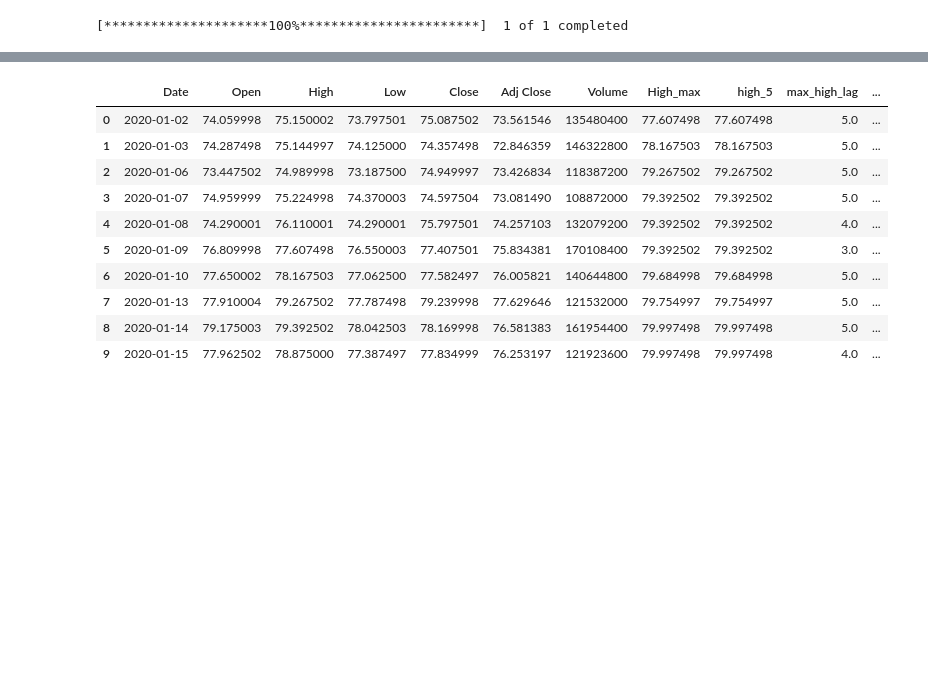
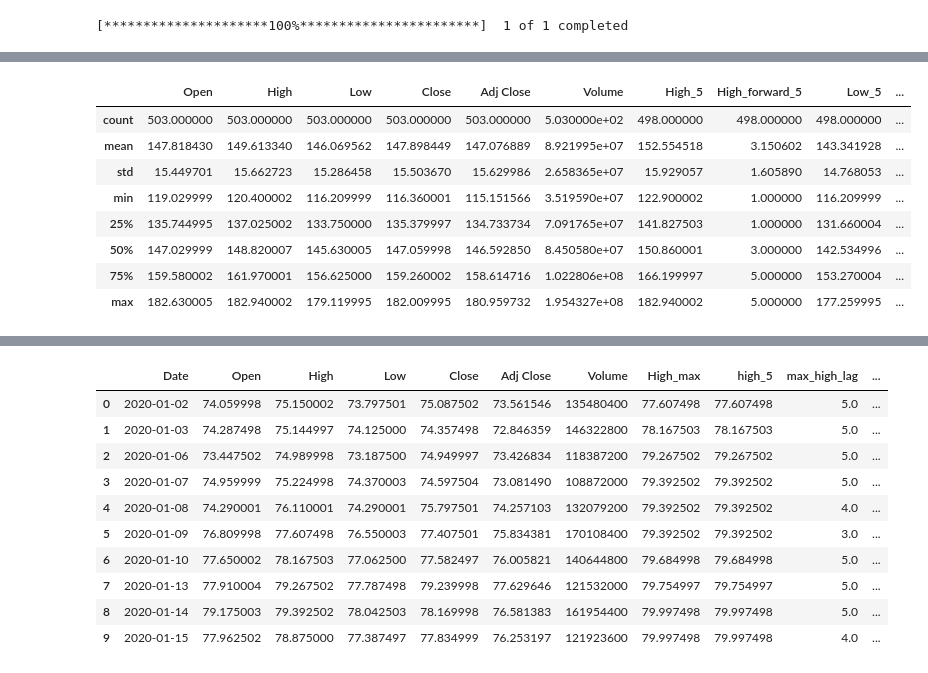
Before and after one commit to nate-belete/SwingTrading, a Jupyter notebook: SwingTrading - Example.ipynb, the cells around one changed output, grey strips where cells are left out. Drawn from its saved outputs; the diff is of its cells as text; code cells hidden in the pictures; blank space fills up the shorter version.

Commit message:
updates to  swingtrading

```diff
--- a/SwingTrading - Example.ipynb
+++ b/SwingTrading - Example.ipynb
@@ -111,0 +112,25 @@ data = swing_trading.add_trix_indicator()
+# %%
+data.dropna(inplace=True)
+
+int64_cols = [col for col in data.select_dtypes(include='int64').columns if data[col].max() > 1 or data[col].min() < 0]
+float64_cols = [col for col in data.select_dtypes(include='float64').columns if data[col].max() > 1 or data[col].min() < 0]
+object_cols =  data.select_dtypes(include='object').columns
+date_cols = data.select_dtypes(include='datetime64[ns]').columns
+
+# scale cols to between -1 and 1
+scale_cols = float64_cols + int64_cols
+for col in scale_cols:
+    data = swing_trading.scale_column(col,50)
+# %%
+data['high_close_change'] = data['High_5'] / data['Close'] - 1
+data['low_close_change'] = data['Low_5'] / data['Close'] - 1
+# %%
+import numpy as np
+data['lable'] = np.where((data['high_close_change'
+                              ] >.035) & (data['High_forward_5'] < data['Low_forward_5']), 'Yes - First',
+                        np.where((data['high_close_change'] >.035), 'Yes'),
+                          np.where((data['low_close_change'] < -0.025) & (data['High_forward_5'
+                                                                            ] < data['Low_forward_5']), 'No - First',
+                                   np.where((data['low_close_change'] < -0.025), 'No'), 'Flat'
+
+                        ))
@@ -112,3 +198,9 @@ data = swing_trading.add_trix_indicator()
+# %%
+data.dropna(inplace=True)
+int64_cols = data.select_dtypes(include='int64')
+float64_cols = data.select_dtypes(include='float64')
+object_cols =  data.select_dtypes(include='object')
+date_cols = data.select_dtypes(include='datetime64[ns]')
 # %%
 data.isna().sum()
 # %% [output]
@@ -141,0 +224,12 @@ data.tail(10)
+# %%
+data.describe()
+# %% [output]
+|  | Open | High | Low | Close | Adj Close | Volume | High_5 | High_forward_5 | Low_5 | ... |
+| count | 503.000000 | 503.000000 | 503.000000 | 503.000000 | 503.000000 | 5.030000e+02 | 498.000000 | 498.000000 | 498.000000 | ... |
+| mean | 147.818430 | 149.613340 | 146.069562 | 147.898449 | 147.076889 | 8.921995e+07 | 152.554518 | 3.150602 | 143.341928 | ... |
+| std | 15.449701 | 15.662723 | 15.286458 | 15.503670 | 15.629986 | 2.658365e+07 | 15.929057 | 1.605890 | 14.768053 | ... |
+| min | 119.029999 | 120.400002 | 116.209999 | 116.360001 | 115.151566 | 3.519590e+07 | 122.900002 | 1.000000 | 116.209999 | ... |
+| 25% | 135.744995 | 137.025002 | 133.750000 | 135.379997 | 134.733734 | 7.091765e+07 | 141.827503 | 1.000000 | 131.660004 | ... |
+| 50% | 147.029999 | 148.820007 | 145.630005 | 147.059998 | 146.592850 | 8.450580e+07 | 150.860001 | 3.000000 | 142.534996 | ... |
+| 75% | 159.580002 | 161.970001 | 156.625000 | 159.260002 | 158.614716 | 1.022806e+08 | 166.199997 | 5.000000 | 153.270004 | ... |
+| max | 182.630005 | 182.940002 | 179.119995 | 182.009995 | 180.959732 | 1.954327e+08 | 182.940002 | 5.000000 | 177.259995 | ... |
```
Also changed, not shown: parts of 15 cells of this notebook, 1 other file.
